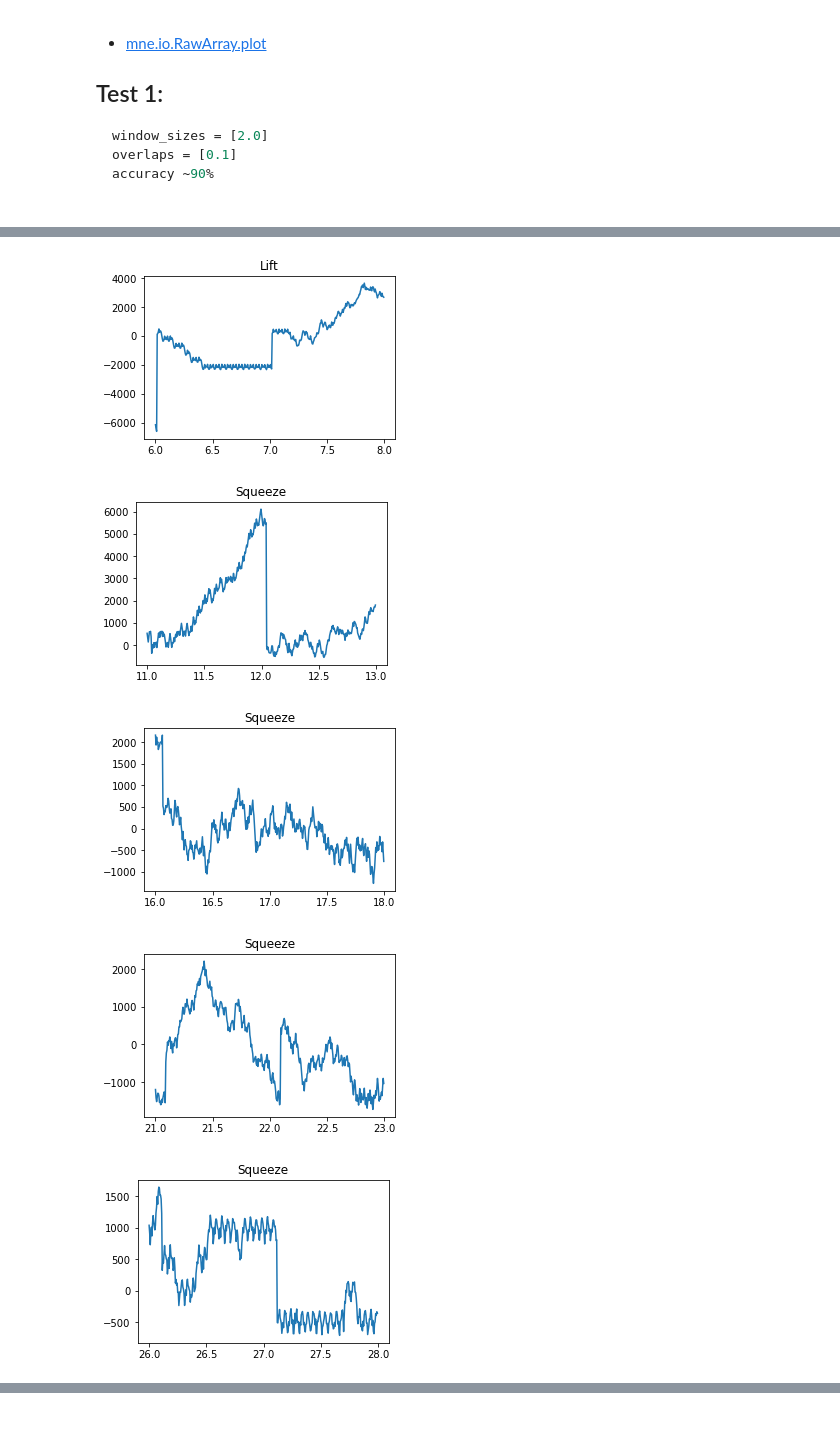
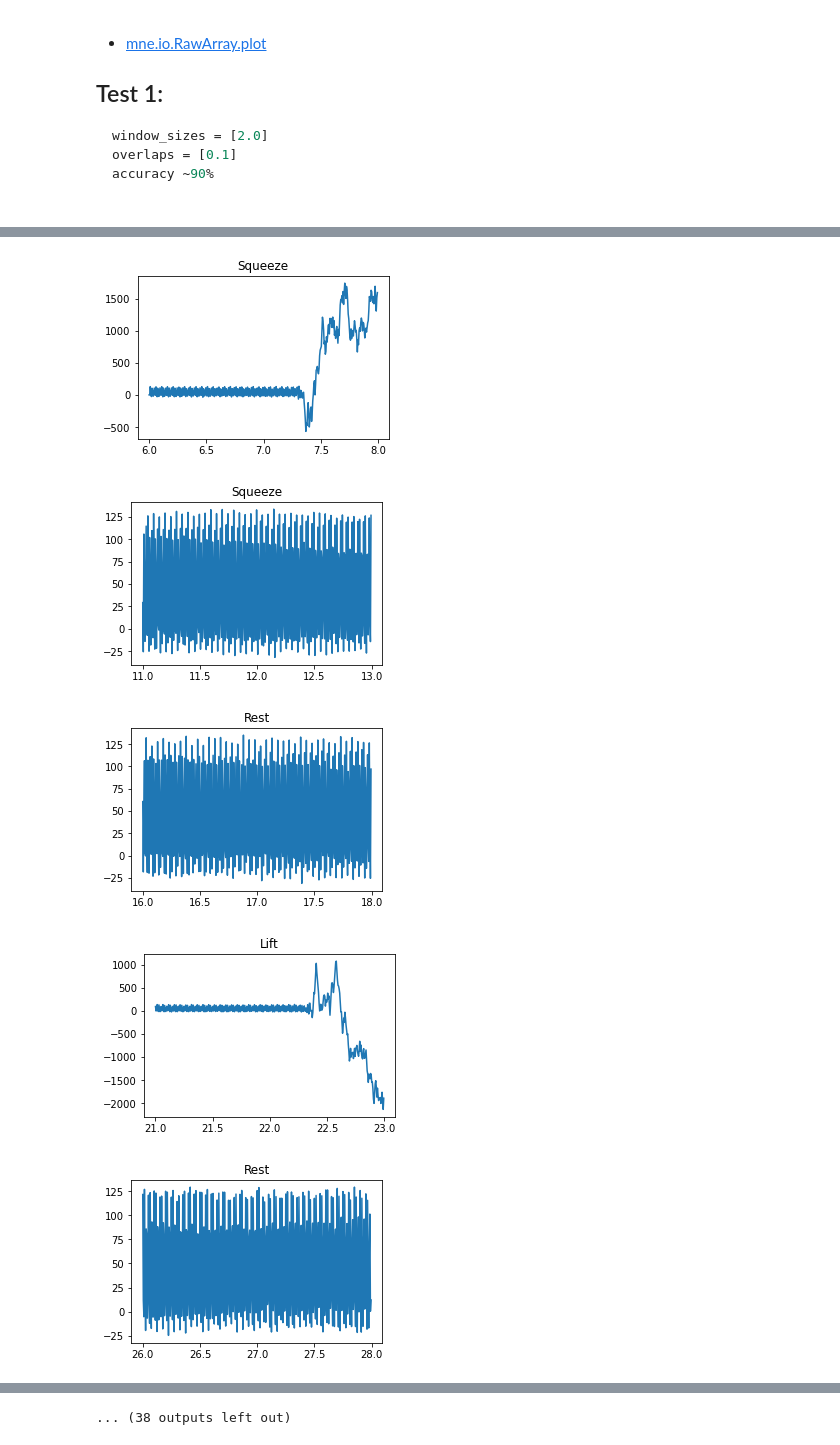
Before and after one commit to htil/PhysioGo, a Jupyter notebook: PhyisoLearn.ipynb, the cells around one changed output, grey strips where cells are left out. Cells and saved outputs as stored; diff of their text form; code cells hidden in the pictures.

Commit message:
Revert "Brisaac's branch"

```diff
--- a/PhyisoLearn.ipynb
+++ b/PhyisoLearn.ipynb
@@ -250,9 +250,9 @@ class PhysioLearn:
 def main():
     event_mapping = {'Rest': 100, 'Lift': 99, 'Squeeze': 98}
     #learn = PhysioLearn(1, "emg", event_mapping, "data/events-gen-cleaned-eve.txt")
-    learn = PhysioLearn("Brisaac_EMG_Model", 1, "emg", event_mapping)
-    learn.readFile("data/B1.csv")
-    learn.createEvents("data/lil_breezy.txt")
+    learn = PhysioLearn("Crawford_EMG_Model", 1, "emg", event_mapping)
+    learn.readFile("data/trial1.csv")
+    learn.createEvents("data/crawford_events.txt")
     learn.plotEvents(2)
     dataset = learn.featureExtraction([2.0], [0.1])
 
@@ -282,5 +282,5 @@ recall macro 0.6833333333333333
-[figure, old version]
+[figure, new version]
-[figure, old version]
+[figure, new version]
-[figure, old version]
+[figure, new version]
-[figure, old version]
+[figure, new version]
-[figure, old version]
+[figure, new version]
@@ -292,0 +292 @@ recall macro 0.6833333333333333
+... (38 outputs left out)
```
Also changed, not shown: parts of 3 cells of this notebook, 44 other files.
